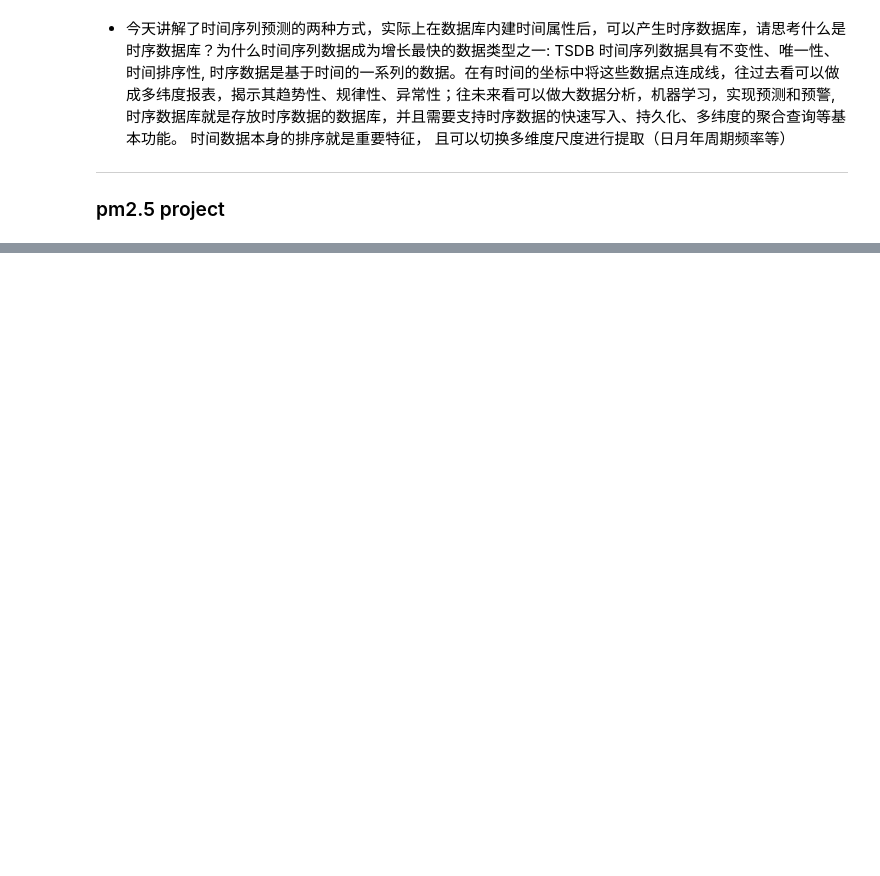
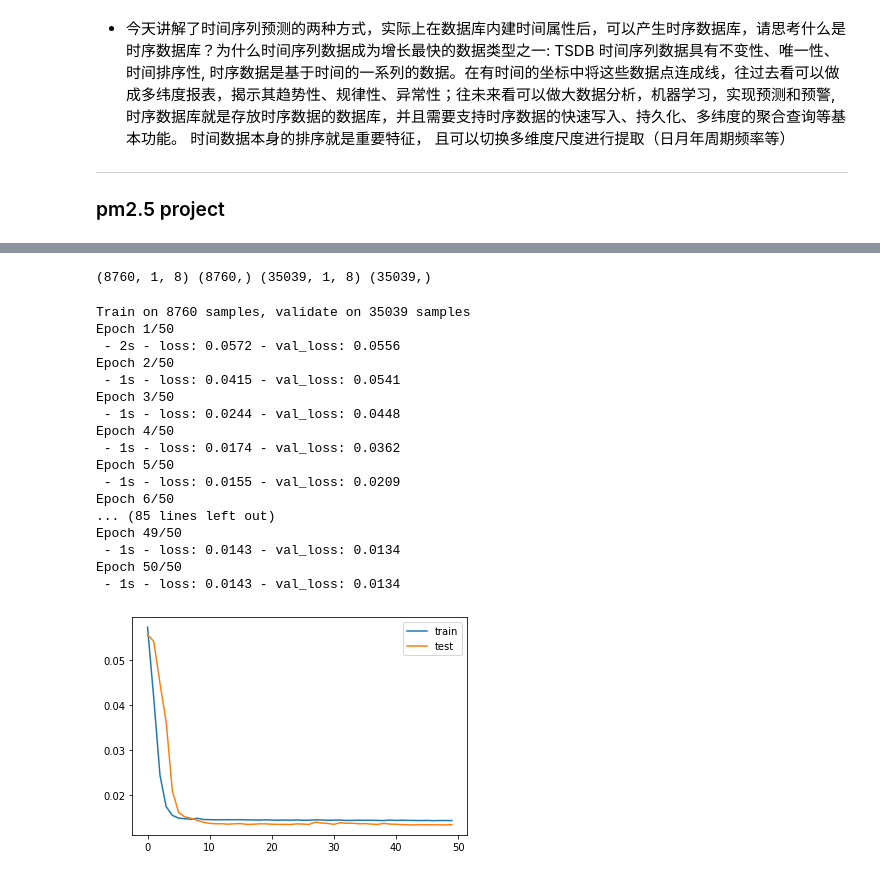
Before and after one commit to guanqin-123/kkb_notes, a Jupyter notebook: currency/homework9.ipynb, the cells around one changed output, grey strips where cells are left out. Drawn from its saved outputs; the diff is of its cells as text; code cells hidden in the pictures; blank space fills up the shorter version.

Commit message:
lstm finished

```diff
--- a/currency/homework9.ipynb
+++ b/currency/homework9.ipynb
@@ -44,7 +50,8 @@ from keras.layers import Dense
 from keras.layers import LSTM
 from numpy import concatenate
 from math import sqrt
-
+from pandas import DataFrame
+import pandas as pd
 # convert series to supervised learning
 def series_to_supervised(data, n_in=1, n_out=1, dropnan=True):
     n_vars = 1 if type(data) is list else data.shape[1]
@@ -62,7 +69,7 @@ def series_to_supervised(data, n_in=1, n_out=1, dropnan=True):
         else:
             names += [('var%d(t+%d)' % (j+1, i)) for j in range(n_vars)]
     # put it all together
-    agg = concat(cols, axis=1)
+    agg = pd.concat(cols, axis=1)
     agg.columns = names
     # drop rows with NaN values
     if dropnan:
@@ -87,0 +99,48 @@ ValueError: could not convert string to float: '2010-01-02 00:00:00'
+# %%
+# split into train and test sets
+values = reframed.values
+n_train_hours = 365 * 24
+train = values[:n_train_hours, :]
+test = values[n_train_hours:, :]
+# split into input and outputs
+train_X, train_y = train[:, :-1], train[:, -1]
+test_X, test_y = test[:, :-1], test[:, -1]
+# reshape input to be 3D [samples, timesteps, features]
+train_X = train_X.reshape((train_X.shape[0], 1, train_X.shape[1]))
+test_X = test_X.reshape((test_X.shape[0], 1, test_X.shape[1]))
+print(train_X.shape, train_y.shape, test_X.shape, test_y.shape)
+# %% [output]
+(8760, 1, 8) (8760,) (35039, 1, 8) (35039,)
+# %%
+from matplotlib import pyplot
+# design network
+model = Sequential()
+model.add(LSTM(50, input_shape=(train_X.shape[1], train_X.shape[2])))
+model.add(Dense(1))
+model.compile(loss='mae', optimizer='adam')
+# fit network
+history = model.fit(train_X, train_y, epochs=50, batch_size=72, validation_data=(test_X, test_y), verbose=2, shuffle=False)
+# plot history
+pyplot.plot(history.history['loss'], label='train')
+pyplot.plot(history.history['val_loss'], label='test')
+pyplot.legend()
+pyplot.show()
+# %% [output]
+Train on 8760 samples, validate on 35039 samples
+Epoch 1/50
+ - 2s - loss: 0.0572 - val_loss: 0.0556
+Epoch 2/50
+ - 1s - loss: 0.0415 - val_loss: 0.0541
+Epoch 3/50
+ - 1s - loss: 0.0244 - val_loss: 0.0448
+Epoch 4/50
+ - 1s - loss: 0.0174 - val_loss: 0.0362
+Epoch 5/50
+ - 1s - loss: 0.0155 - val_loss: 0.0209
+Epoch 6/50
+... (85 lines left out)
+Epoch 49/50
+ - 1s - loss: 0.0143 - val_loss: 0.0134
+Epoch 50/50
+ - 1s - loss: 0.0143 - val_loss: 0.0134
+[figure, added]
```
Also changed, not shown: parts of 5 cells of this notebook.
